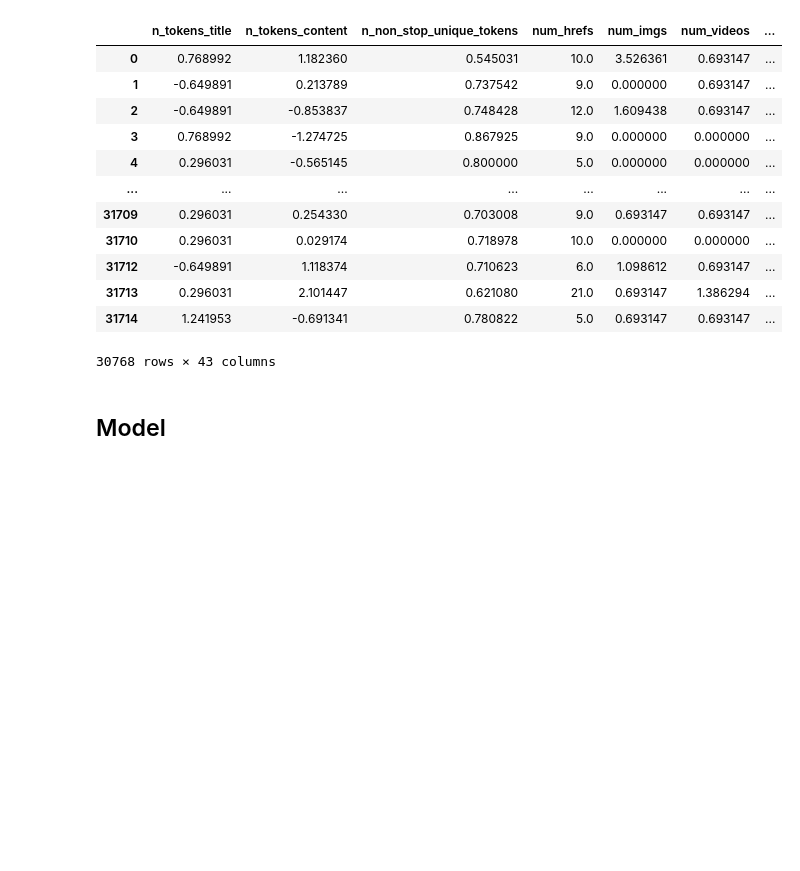
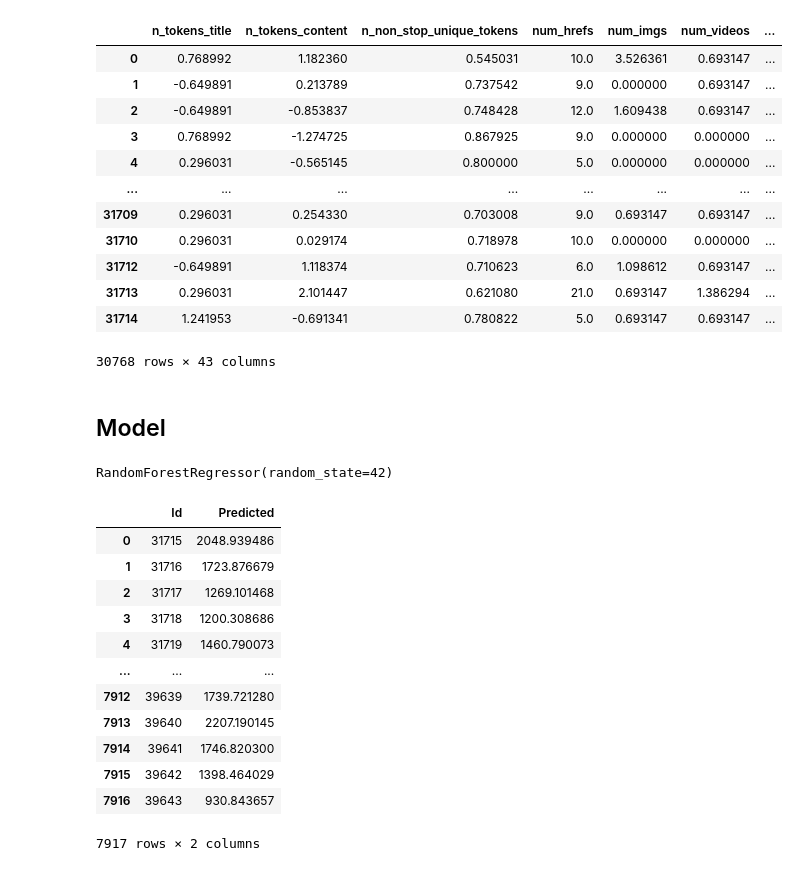
Before and after one commit to lolloberga/predict-shares-online-news, a Jupyter notebook: first_submission_example.ipynb, the cells around one changed output. Cells and saved outputs as stored; diff of their text form; code cells hidden in the pictures; blank space fills up the shorter version.

```diff
--- a/first_submission_example.ipynb
+++ b/first_submission_example.ipynb
@@ -19,7 +19,7 @@ df_eval = pd.read_csv('dataset/evaluation.csv')
 # %% [markdown]
 ## Preprocessing
 # %%
-def final_preprocessing(df):
+def final_preprocessing(df, reduce_df=True):
     df_preproc = df.copy()
     enc = OneHotEncoder()
     encoded_df = pd.concat([df_preproc['weekday'], df_preproc['data_channel']], axis=1)
@@ -31,8 +31,11 @@ def final_preprocessing(df):
     df_preproc.drop(columns=['n_unique_tokens','n_non_stop_words','kw_max_min','kw_min_max','kw_max_avg','abs_title_sentiment_polarity',
                                  'abs_title_subjectivity','rate_positive_words','timedelta','max_negative_polarity','min_negative_polarity',
                                  'kw_min_min','kw_max_max','num_self_hrefs','data_channel_bus','LDA_00'], inplace=True)
-    df_preproc = df_preproc.query("n_tokens_content > 0")
-    df_preproc['n_tokens_content'] = np.log(df_preproc['n_tokens_content'])
+    if reduce_df:
+        df_preproc = df_preproc.query("n_tokens_content > 0")
+        df_preproc['n_tokens_content'] = np.log(df_preproc['n_tokens_content'])
+    else:
+        df_preproc['n_tokens_content'] = np.log(1+df_preproc['n_tokens_content'])
     df_preproc['num_imgs'].fillna(0, inplace=True)
     df_preproc['num_imgs'] = np.log(1+df_preproc['num_imgs'])
     df_preproc['num_videos'].fillna(0, inplace=True)
@@ -93,8 +96,11 @@ y = working_df_dev["shares"].values
 # %%
 reg = RandomForestRegressor(100, random_state=42)
 reg.fit(X , y)
+# %% [output]
+RandomForestRegressor(random_state=42)
 # %%
-working_df_eval = final_preprocessing(df_eval)
+working_df_eval = final_preprocessing(df_eval, reduce_df=False)
 X_test = working_df_eval.values
 
 y_pred = reg.predict(X_test)
+final_preds = np.exp(y_pred)
@@ -102,0 +107,23 @@ y_pred = reg.predict(X_test)
+# %%
+final_preds = final_preds
+# %%
+id_col = df_eval['id']
+# %%
+new_df = pd.DataFrame(columns=['Id', 'Predicted'])
+new_df['Id'] = id_col
+new_df['Predicted'] = final_preds
+new_df
+# %% [output]
+|  | Id | Predicted |
+| 0 | 31715 | 2048.939486 |
+| 1 | 31716 | 1723.876679 |
+| 2 | 31717 | 1269.101468 |
+| 3 | 31718 | 1200.308686 |
+| 4 | 31719 | 1460.790073 |
+| ... | ... | ... |
+| 7912 | 39639 | 1739.721280 |
+| 7913 | 39640 | 2207.190145 |
+| 7914 | 39641 | 1746.820300 |
+| 7915 | 39642 | 1398.464029 |
+| 7916 | 39643 | 930.843657 |
+7917 rows × 2 columns
```
Also changed, not shown: parts of 2 cells of this notebook, 1 other file.
